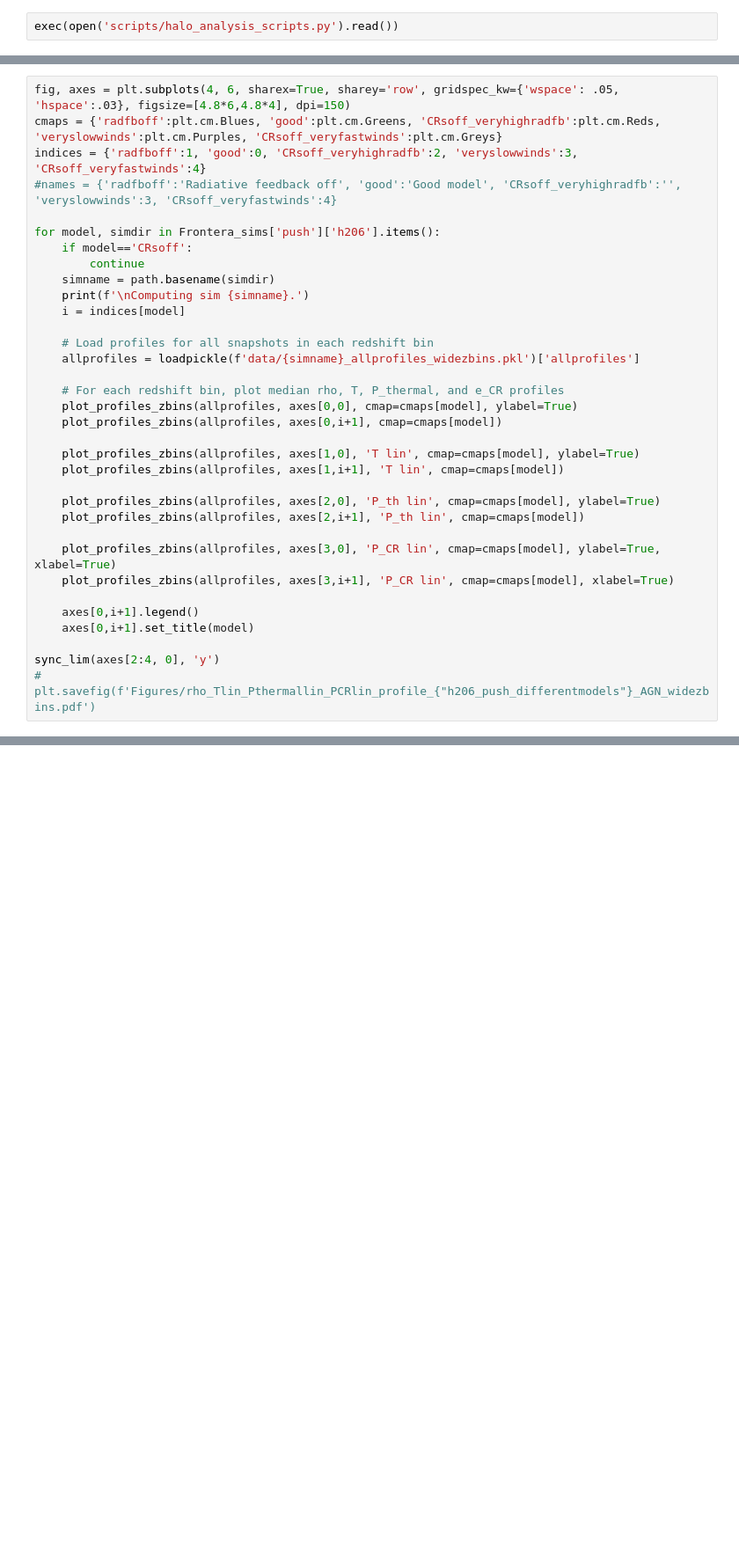
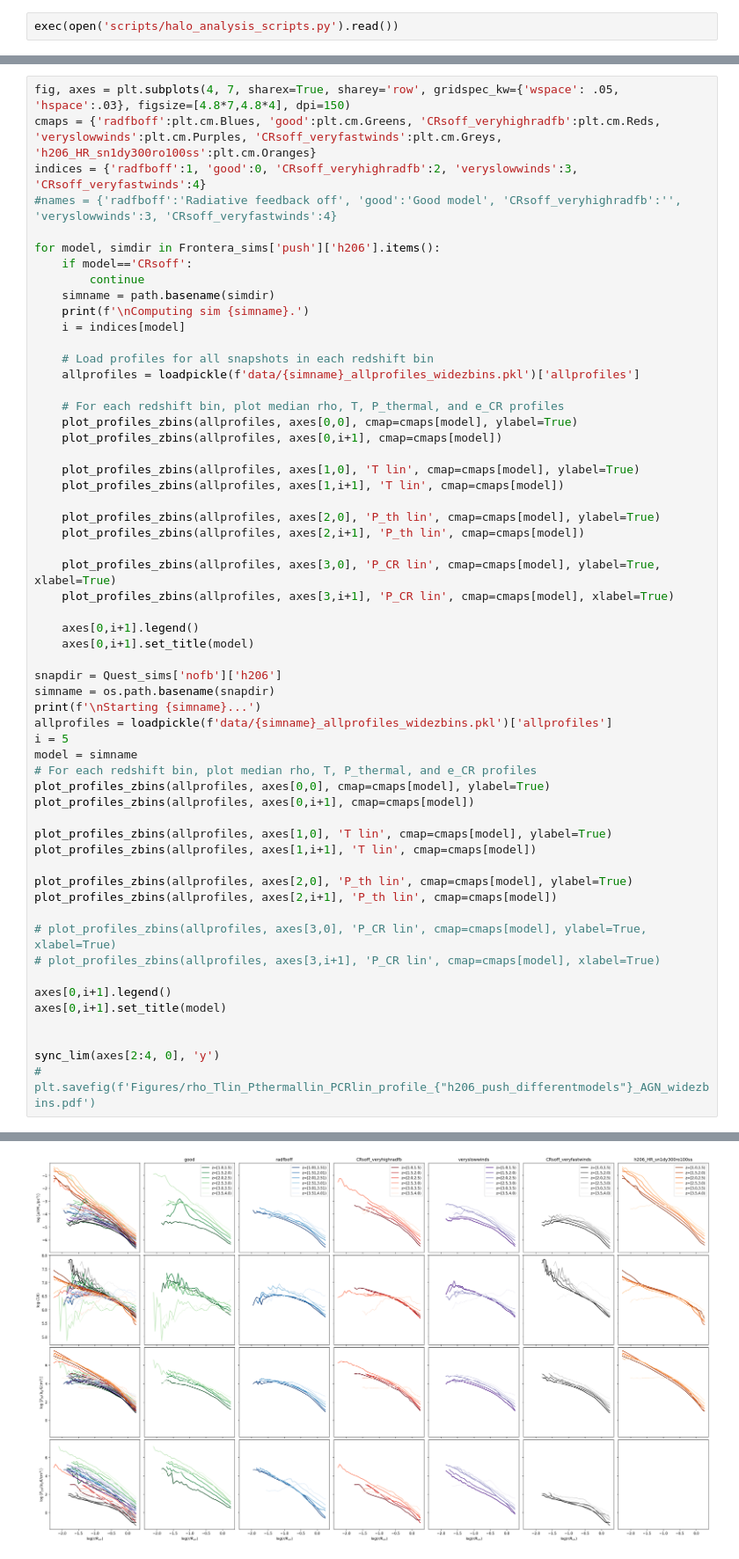
Before and after one commit to isulta/massive-halos, a Jupyter notebook: NSF_figure.ipynb, the cells around one changed output, grey strips where cells are left out. Shown at 88% size. Cells and saved outputs as stored; diff of their text form; blank space fills up the shorter version.

Commit message:
NSF proposal: h206 thermal pressure

```diff
--- a/NSF_figure.ipynb
+++ b/NSF_figure.ipynb
@@ -14,6 +44,6 @@ exec(open('scripts/halo_analysis_scripts.py').read())
 # %%
-fig, axes = plt.subplots(4, 6, sharex=True, sharey='row', gridspec_kw={'wspace': .05, 'hspace':.03}, figsize=[4.8*6,4.8*4], dpi=150)
-cmaps = {'radfboff':plt.cm.Blues, 'good':plt.cm.Greens, 'CRsoff_veryhighradfb':plt.cm.Reds, 'veryslowwinds':plt.cm.Purples, 'CRsoff_veryfastwinds':plt.cm.Greys}
+fig, axes = plt.subplots(4, 7, sharex=True, sharey='row', gridspec_kw={'wspace': .05, 'hspace':.03}, figsize=[4.8*7,4.8*4], dpi=150)
+cmaps = {'radfboff':plt.cm.Blues, 'good':plt.cm.Greens, 'CRsoff_veryhighradfb':plt.cm.Reds, 'veryslowwinds':plt.cm.Purples, 'CRsoff_veryfastwinds':plt.cm.Greys, 'h206_HR_sn1dy300ro100ss':plt.cm.Oranges}
 indices = {'radfboff':1, 'good':0, 'CRsoff_veryhighradfb':2, 'veryslowwinds':3, 'CRsoff_veryfastwinds':4}
 #names = {'radfboff':'Radiative feedback off', 'good':'Good model', 'CRsoff_veryhighradfb':'', 'veryslowwinds':3, 'CRsoff_veryfastwinds':4}
 
@@ -43,5 +73,29 @@ for model, simdir in Frontera_sims['push']['h206'].items():
     axes[0,i+1].legend()
     axes[0,i+1].set_title(model)
 
+snapdir = Quest_sims['nofb']['h206']
+simname = os.path.basename(snapdir)
+print(f'\nStarting {simname}...')
+allprofiles = loadpickle(f'data/{simname}_allprofiles_widezbins.pkl')['allprofiles']
+i = 5
+model = simname
+# For each redshift bin, plot median rho, T, P_thermal, and e_CR profiles
+plot_profiles_zbins(allprofiles, axes[0,0], cmap=cmaps[model], ylabel=True)
+plot_profiles_zbins(allprofiles, axes[0,i+1], cmap=cmaps[model])
+
+plot_profiles_zbins(allprofiles, axes[1,0], 'T lin', cmap=cmaps[model], ylabel=True)
+plot_profiles_zbins(allprofiles, axes[1,i+1], 'T lin', cmap=cmaps[model])
+
+plot_profiles_zbins(allprofiles, axes[2,0], 'P_th lin', cmap=cmaps[model], ylabel=True)
+plot_profiles_zbins(allprofiles, axes[2,i+1], 'P_th lin', cmap=cmaps[model])
+
+# plot_profiles_zbins(allprofiles, axes[3,0], 'P_CR lin', cmap=cmaps[model], ylabel=True, xlabel=True)
+# plot_profiles_zbins(allprofiles, axes[3,i+1], 'P_CR lin', cmap=cmaps[model], xlabel=True)
+
+axes[0,i+1].legend()
+axes[0,i+1].set_title(model)
+
+
 sync_lim(axes[2:4, 0], 'y')
 # plt.savefig(f'Figures/rho_Tlin_Pthermallin_PCRlin_profile_{"h206_push_differentmodels"}_AGN_widezbins.pdf')
+# %% [output]
@@ -47,0 +114 @@ sync_lim(axes[2:4, 0], 'y')
+[figure, added]
```
Also changed, not shown: parts of 4 cells of this notebook, 1 other file.
